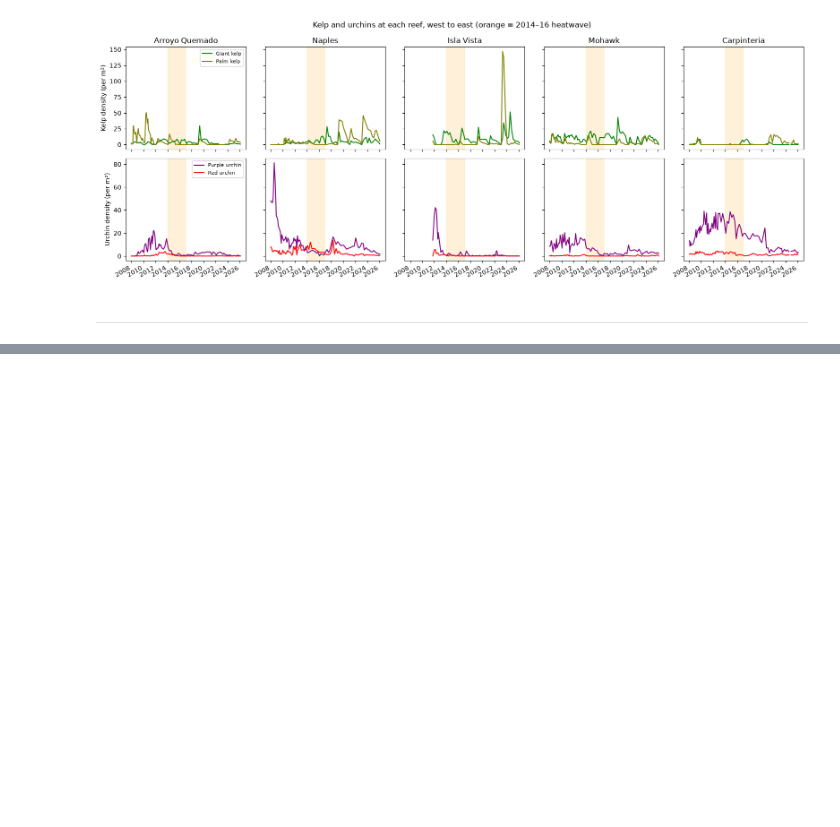
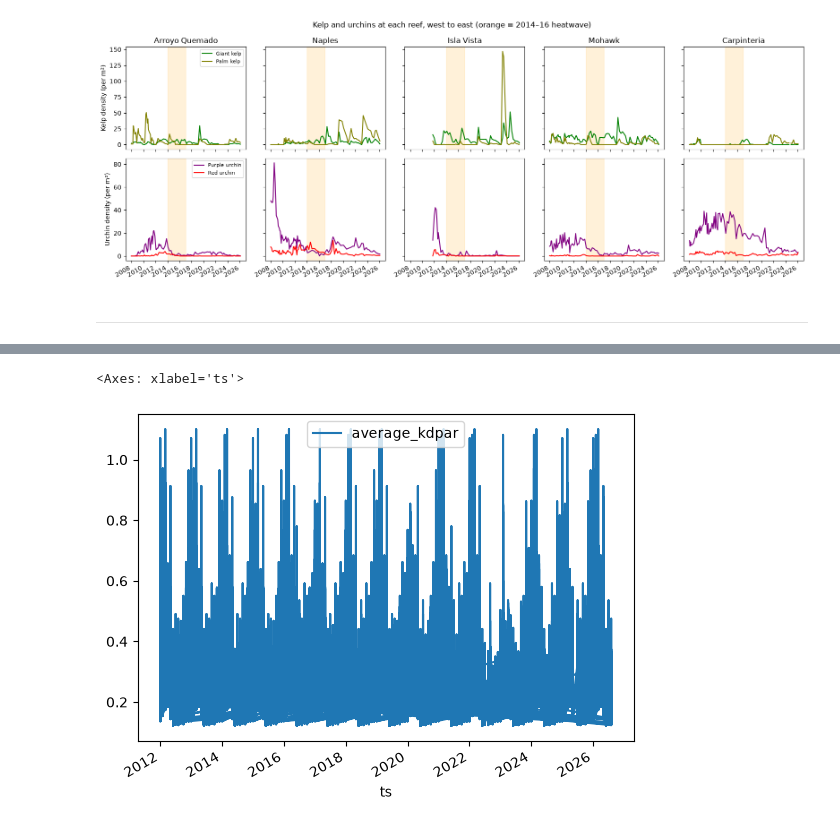
Before and after one commit to EmmaBucket/398_ocean, a Jupyter notebook: Analysis/plots.ipynb, the cells around one changed output, grey strips where cells are left out. Cells and saved outputs as stored; diff of their text form; code cells hidden in the pictures; blank space fills up the shorter version.

Commit message:
verifying sql gives correct analysis for kdpar

```diff
--- a/Analysis/plots.ipynb
+++ b/Analysis/plots.ipynb
@@ -91,3 +90,5 @@ reef_species_sites = con.execute("SELECT * FROM 'reef_species_sites'").df()
+# %%
+kdpar_changes = con.execute("SELECT * FROM 'kdpar_changes'").df()
 # %% [markdown]
 ---
 # %% [markdown]
@@ -415,0 +448,5 @@ plt.show()
+# %%
+kdpar_changes.plot(x = "ts", y ="average_kdpar", kind="line" )
+# %% [output]
+<Axes: xlabel='ts'>
+[figure, added]
```
Also changed, not shown: parts of 17 cells of this notebook.
